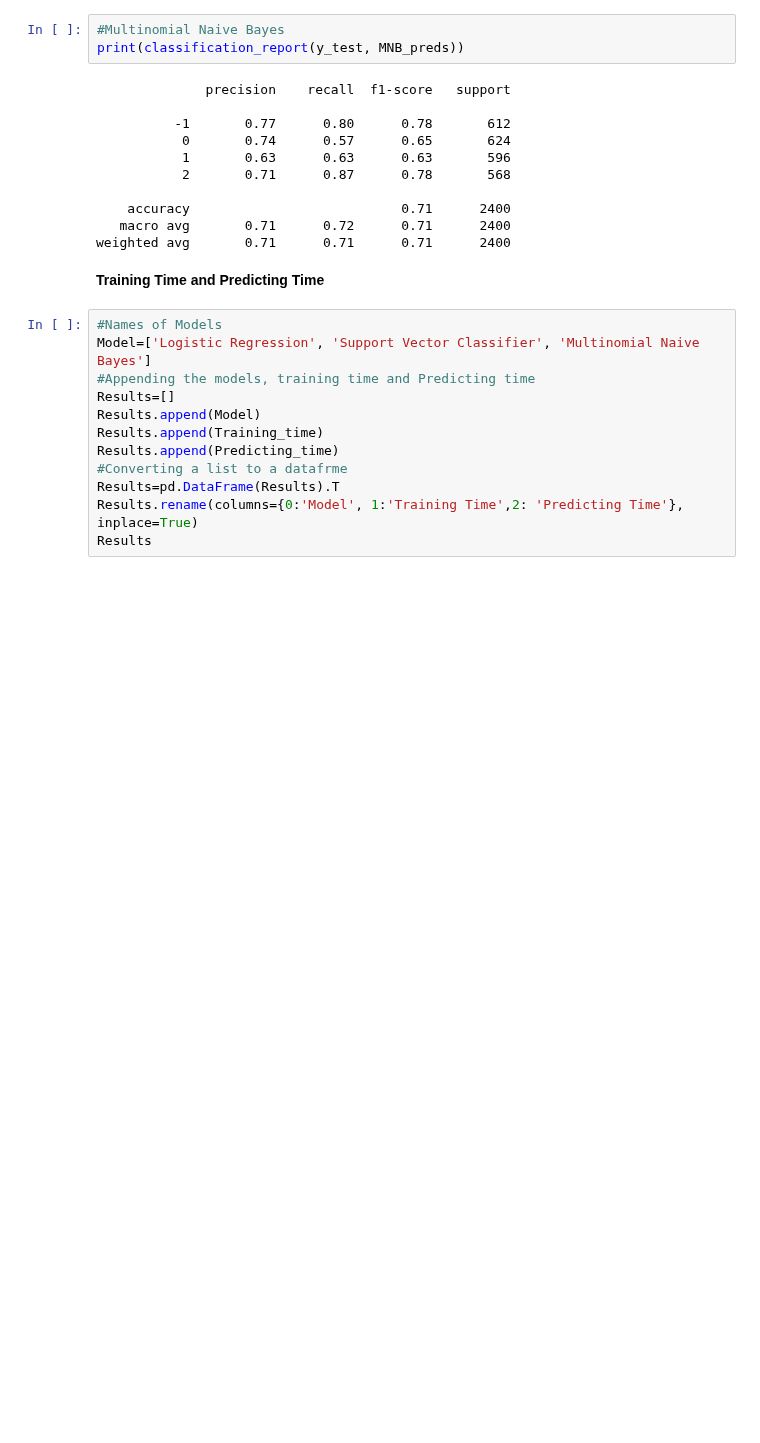
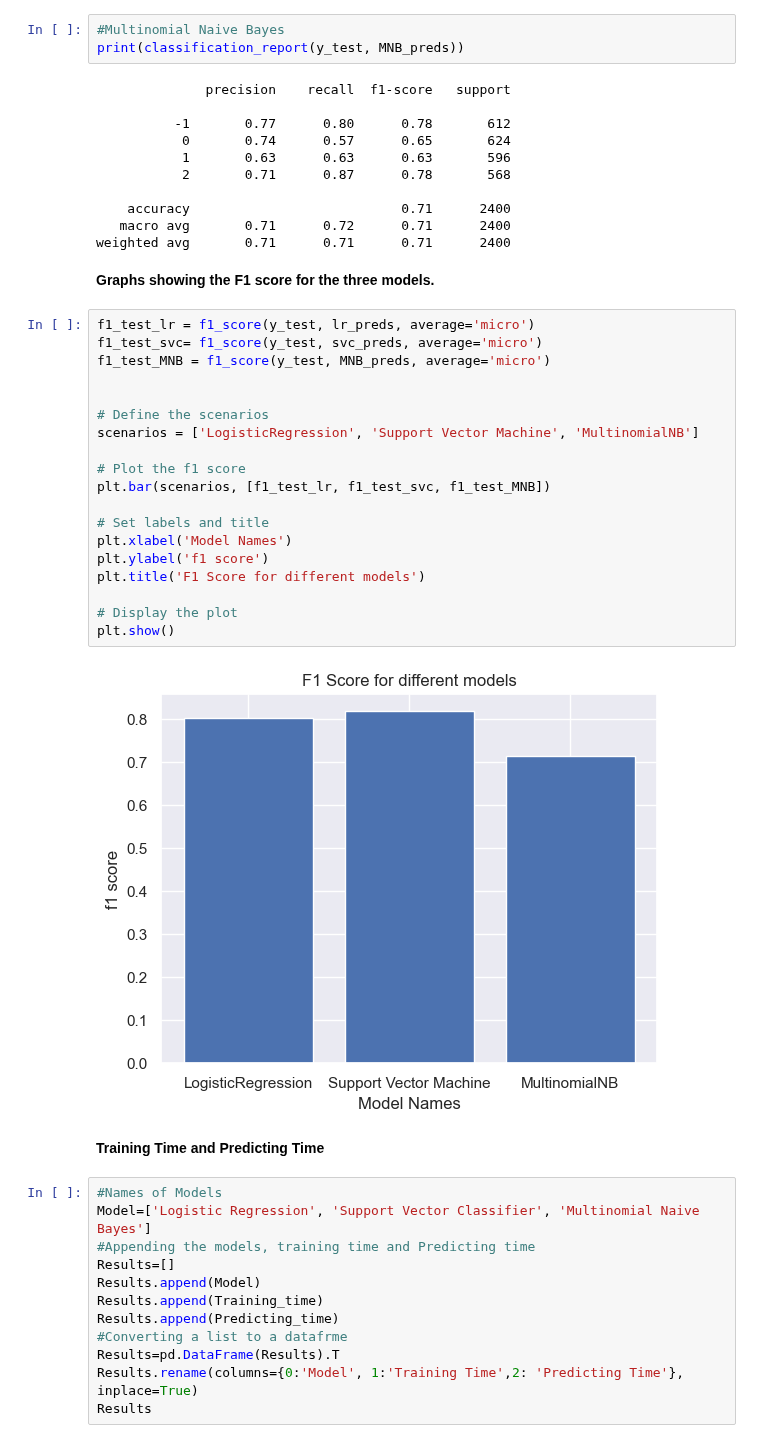
Before and after one commit to Classifix/Classifix, a Jupyter notebook: Advanced_Classification/starter-notebook.ipynb, the cells around one changed output. Cells and saved outputs as stored; diff of their text form; blank space fills up the shorter version.

Commit message:
Graphs of f1 score of different models

```diff
--- a/Advanced_Classification/starter-notebook.ipynb
+++ b/Advanced_Classification/starter-notebook.ipynb
@@ -923,6 +923,29 @@ print(classification_report(y_test, MNB_preds))
     accuracy                           0.71      2400
    macro avg       0.71      0.72      0.71      2400
 weighted avg       0.71      0.71      0.71      2400
+# %% [markdown]
+**Graphs showing the F1 score for the three models.**
+# %%
+f1_test_lr = f1_score(y_test, lr_preds, average='micro')
+f1_test_svc= f1_score(y_test, svc_preds, average='micro')
+f1_test_MNB = f1_score(y_test, MNB_preds, average='micro')
+
+
+# Define the scenarios
+scenarios = ['LogisticRegression', 'Support Vector Machine', 'MultinomialNB']
+
+# Plot the f1 score
+plt.bar(scenarios, [f1_test_lr, f1_test_svc, f1_test_MNB])
+
+# Set labels and title
+plt.xlabel('Model Names')
+plt.ylabel('f1 score')
+plt.title('F1 Score for different models')
+
+# Display the plot
+plt.show()
+# %% [output]
+[figure, added]
 # %% [markdown]
 **Training Time and Predicting Time**
 # %%
```
